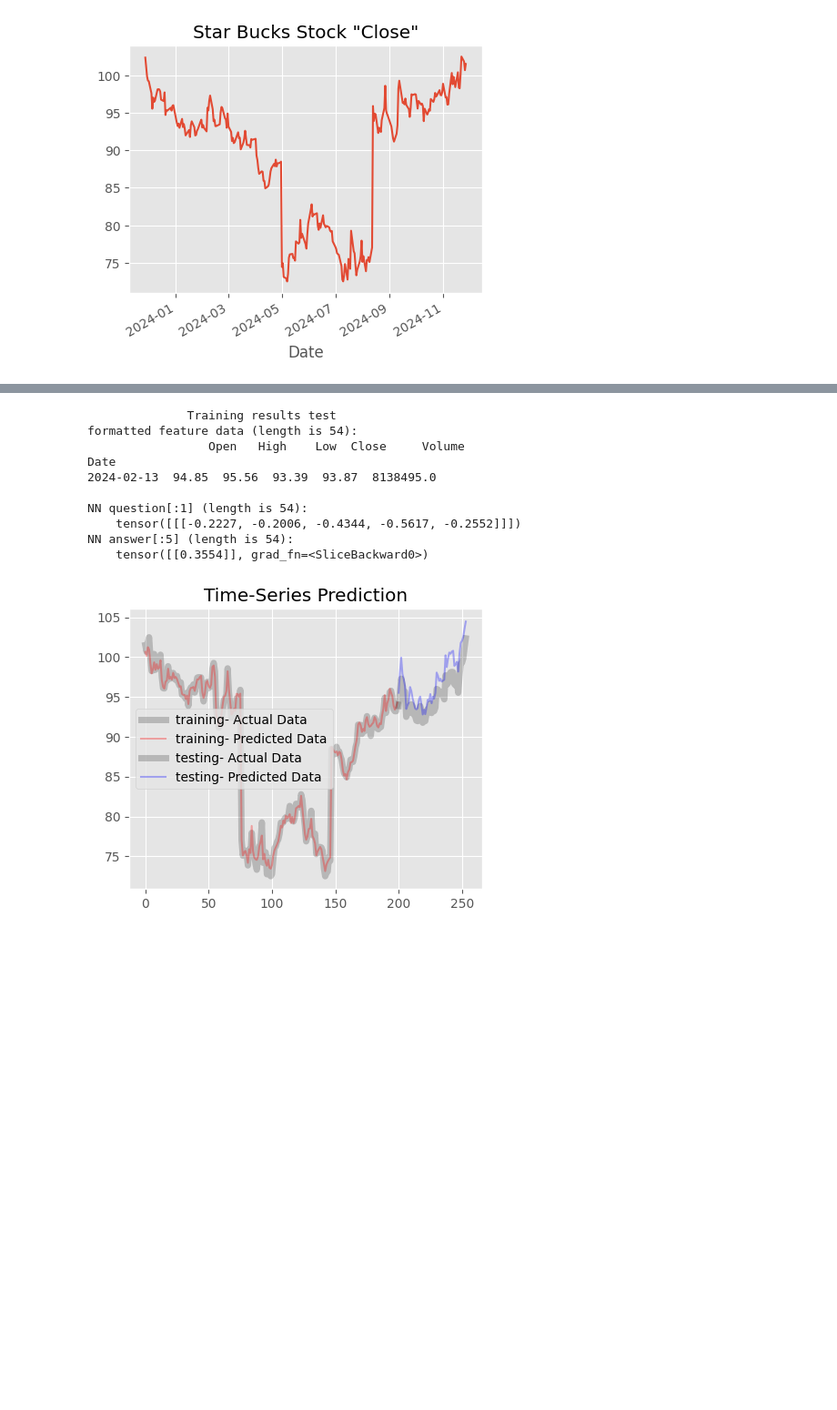
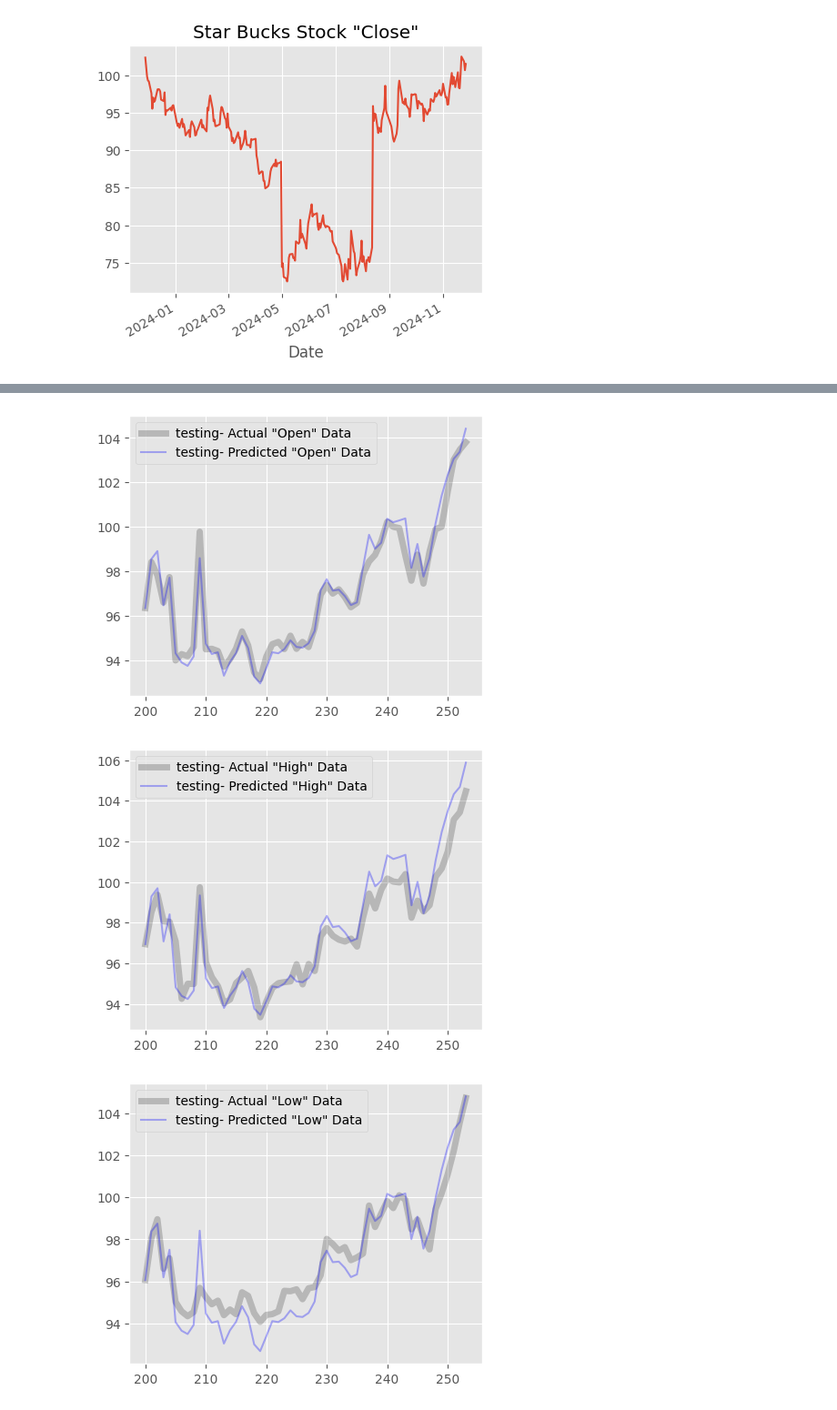
Before and after one commit to stefanzarembinski/szx81, a Jupyter notebook: src/nn_miracles/lstm_tutorial_0.ipynb, the cells around one changed output, grey strips where cells are left out. Shown at 91% size. Drawn from its saved outputs; the diff is of its cells as text; code cells hidden in the pictures; blank space fills up the shorter version.

```diff
--- a/src/nn_miracles/lstm_tutorial_0.ipynb
+++ b/src/nn_miracles/lstm_tutorial_0.ipynb
@@ -57,5 +57,13 @@ data['Close'].plot(label='CLOSE', title='Star Bucks Stock "Close"')
 # %% [output]
 <Axes: title={'center': 'Star Bucks Stock "Close"'}, xlabel='Date'>
 [figure]
+# %%
+feature_list = [0, 1, 2, 3, 4] # called ``feature list`` or in ``input`` one
+output_list = [0, 1, 2, 3, 4]
+data_columns = list(data.columns)
+def output_name(index):
+    return data_columns[output_list[index]]
+def feature_name(index):
+    return data_columns[feature_list[index]]
 # %%
 def data_preprocessing(df):
@@ -109,7 +118,8 @@ NN answer[:5] (length is {len(nn_answer)}):
 # %%
-class LSTM1(nn.Module):
-    def __init__(self, num_classes, input_size, hidden_size, num_layers, seq_length):
-        super(LSTM1, self).__init__()
+class LSTM_spec(nn.Module):
+    def __init__(self, num_classes, input_size, hidden_size, fully_connected,
+                 num_layers, seq_length):
+        super(LSTM_spec, self).__init__()
         self.num_classes = num_classes #number of classes
         self.num_layers = num_layers #number of layers
         self.input_size = input_size #input size
@@ -118,8 +128,8 @@ class LSTM1(nn.Module):
 
         self.lstm = nn.LSTM(input_size=input_size, hidden_size=hidden_size,
                           num_layers=num_layers, batch_first=True) #lstm
-        self.fc_1 =  nn.Linear(hidden_size, 128) #fully connected 1
-        self.fc = nn.Linear(128, num_classes) #fully connected last layer
+        self.fc_hid =  nn.Linear(hidden_size, fully_connected) #fully connected 1ayer
+        self.fc_out = nn.Linear(fully_connected, num_classes) #fully connected out layer
 
         self.relu = nn.ReLU()
 
@@ -130,20 +140,22 @@ class LSTM1(nn.Module):
         output, (hn, cn) = self.lstm(x, (h_0, c_0)) #lstm with input, hidden, and internal state
         hn = hn.view(-1, self.hidden_size) #reshaping the data for Dense layer next
         out = self.relu(hn)
-        out = self.fc_1(out) #first Dense
+        out = self.fc_hid(out) #first Dense
         out = self.relu(out) #relu
-        out = self.fc(out) #Final Output
+        out = self.fc_out(out) #Final Output
         return out
 # %%
 num_epochs = 1000 #1000 epochs
 learning_rate = 0.001 #0.001 lr
 
-input_size = 5 #number of features
-hidden_size = 2 #number of features in hidden state
+input_size = len(feature_list) #number of features
+hidden_size = 2 # number of features in hidden state
+fully_connected = 128 # connections between hidden layers
+
 num_layers = 1 #number of stacked lstm layers
 
-num_classes = 1 #number of output classes
+num_classes = len(output_list) #number of output classes
 # %%
-X_train_tensors_final, y_train_tensors = data_preprocessing(training_data)
-lstm = LSTM1(num_classes, input_size, hidden_size,
-             num_layers, X_train_tensors_final.shape[1]) #our lstm class
+X_train, y_train = data_preprocessing(training_data)
+lstm = LSTM_spec(num_classes, input_size, hidden_size, fully_connected,
+             num_layers, X_train.shape[1]) #our lstm class
@@ -174,22 +192,7 @@ Epoch: 900, loss: 0.00031
-# %%
-# print(f'training data length: {len(training_data)}')
-# print(f'testing data length: {len(testing_data)}')
-
-nn_trening_result(lstm, training_data,
-        label='training', color='red', alpha=0.3)
-nn_trening_result(lstm, testing_data, verbose='Training results test',
-        offset=len(training_data), label='testing', color='blue', alpha=0.3)
-plt.legend()
-plt.show()
-# %% [output]
-              Training results test
-formatted feature data (length is 54):
-                 Open   High    Low  Close     Volume
-Date
-2024-02-13  94.85  95.56  93.39  93.87  8138495.0
-
-NN question[:1] (length is 54):
-    tensor([[[-0.2227, -0.2006, -0.4344, -0.5617, -0.2552]]])
-NN answer[:5] (length is 54):
-    tensor([[0.3554]], grad_fn=<SliceBackward0>)
-[figure, removed]
+# %%
+nn_trening_result(lstm, testing_data,
+        offset=len(training_data), label='testing', color='blue', alpha=0.3)
+# %% [output]
+[figure, added]
+[figure, added]
+[figure, added]
```
Also changed, not shown: parts of 6 cells of this notebook.
